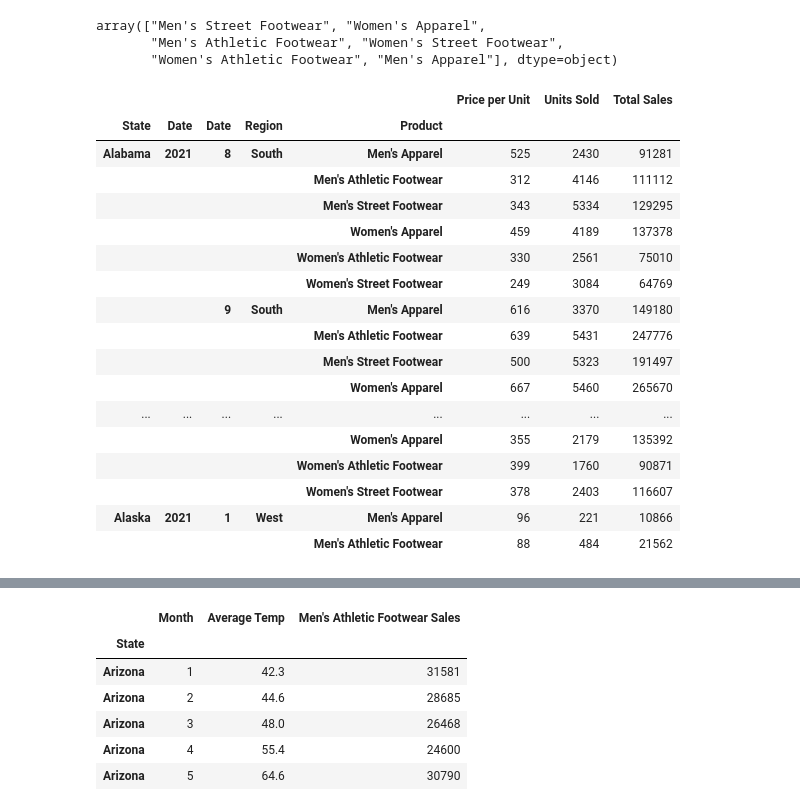
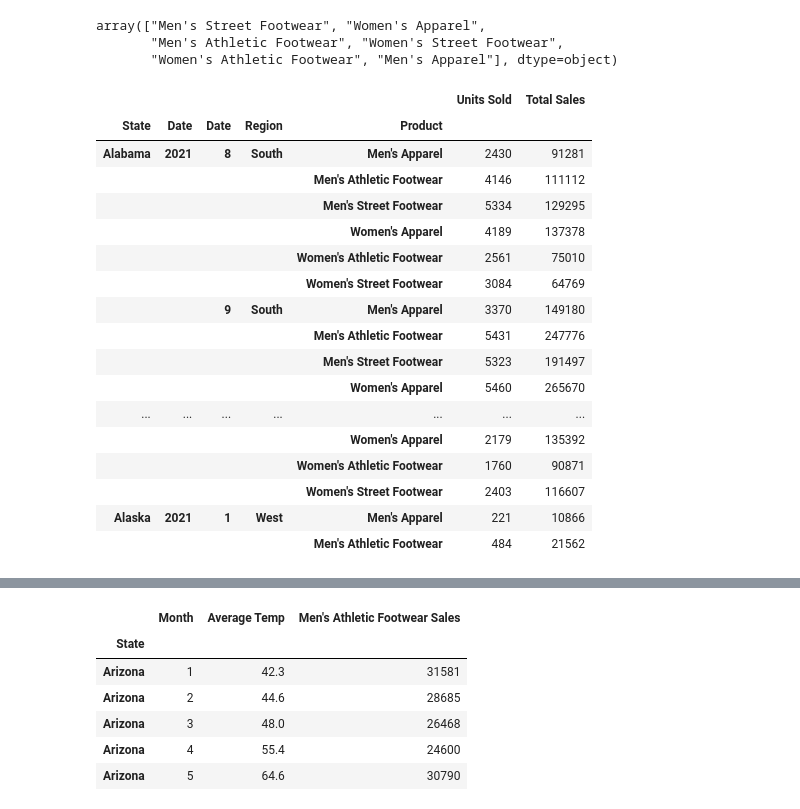
Before and after one commit to Krinnik/adidas_sales_temp_analysis, a Jupyter notebook: nik_workspace.ipynb, the cells around one changed output, grey strips where cells are left out. Cells and saved outputs as stored; diff of their text form; code cells hidden in the pictures.

Commit message:
started adjustments for region analysis

```diff
--- a/nik_workspace.ipynb
+++ b/nik_workspace.ipynb
@@ -347,28 +349,28 @@ array(["Men's Street Footwear", "Women's Apparel",
        "Men's Athletic Footwear", "Women's Street Footwear",
        "Women's Athletic Footwear", "Men's Apparel"], dtype=object)
 # %%
-adidas_by_month = adidas_df.groupby(['State', adidas_df.index.year, adidas_df.index.month,'Region', 'Product'])[['Price per Unit', 'Units Sold', 'Total Sales']].sum()
+adidas_by_month = adidas_df.groupby(['State', adidas_df.index.year, adidas_df.index.month,'Region', 'Product'])[['Units Sold', 'Total Sales']].sum()
 adidas_by_month = pd.DataFrame(adidas_by_month)
 adidas_by_month.head(20)
 # %% [output]
-|  |  |  |  |  | Price per Unit | Units Sold | Total Sales |
-| State | Date | Date | Region | Product |  |  |  |
-| Alabama | 2021 | 8 | South | Men's Apparel | 525 | 2430 | 91281 |
-|  |  |  |  | Men's Athletic Footwear | 312 | 4146 | 111112 |
-|  |  |  |  | Men's Street Footwear | 343 | 5334 | 129295 |
-|  |  |  |  | Women's Apparel | 459 | 4189 | 137378 |
-|  |  |  |  | Women's Athletic Footwear | 330 | 2561 | 75010 |
-|  |  |  |  | Women's Street Footwear | 249 | 3084 | 64769 |
-|  |  | 9 | South | Men's Apparel | 616 | 3370 | 149180 |
-|  |  |  |  | Men's Athletic Footwear | 639 | 5431 | 247776 |
-|  |  |  |  | Men's Street Footwear | 500 | 5323 | 191497 |
-|  |  |  |  | Women's Apparel | 667 | 5460 | 265670 |
-| ... | ... | ... | ... | ... | ... | ... | ... |
-|  |  |  |  | Women's Apparel | 355 | 2179 | 135392 |
-|  |  |  |  | Women's Athletic Footwear | 399 | 1760 | 90871 |
-|  |  |  |  | Women's Street Footwear | 378 | 2403 | 116607 |
-| Alaska | 2021 | 1 | West | Men's Apparel | 96 | 221 | 10866 |
-|  |  |  |  | Men's Athletic Footwear | 88 | 484 | 21562 |
+|  |  |  |  |  | Units Sold | Total Sales |
+| State | Date | Date | Region | Product |  |  |
+| Alabama | 2021 | 8 | South | Men's Apparel | 2430 | 91281 |
+|  |  |  |  | Men's Athletic Footwear | 4146 | 111112 |
+|  |  |  |  | Men's Street Footwear | 5334 | 129295 |
+|  |  |  |  | Women's Apparel | 4189 | 137378 |
+|  |  |  |  | Women's Athletic Footwear | 2561 | 75010 |
+|  |  |  |  | Women's Street Footwear | 3084 | 64769 |
+|  |  | 9 | South | Men's Apparel | 3370 | 149180 |
+|  |  |  |  | Men's Athletic Footwear | 5431 | 247776 |
+|  |  |  |  | Men's Street Footwear | 5323 | 191497 |
+|  |  |  |  | Women's Apparel | 5460 | 265670 |
+| ... | ... | ... | ... | ... | ... | ... |
+|  |  |  |  | Women's Apparel | 2179 | 135392 |
+|  |  |  |  | Women's Athletic Footwear | 1760 | 90871 |
+|  |  |  |  | Women's Street Footwear | 2403 | 116607 |
+| Alaska | 2021 | 1 | West | Men's Apparel | 221 | 10866 |
+|  |  |  |  | Men's Athletic Footwear | 484 | 21562 |
 # %%
 adidas_by_month.index.names = ['State', 'Year', 'Month', 'Region', 'Product']
 # %%
```
Also changed, not shown: parts of 41 cells of this notebook.
